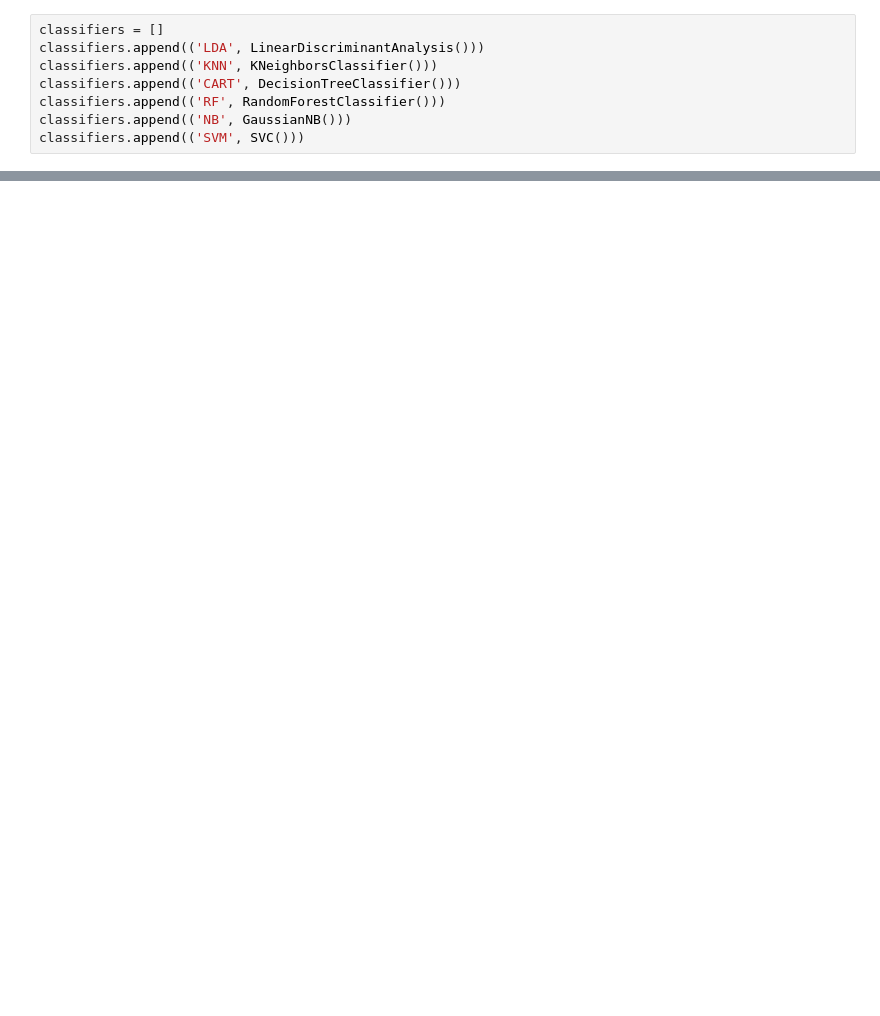
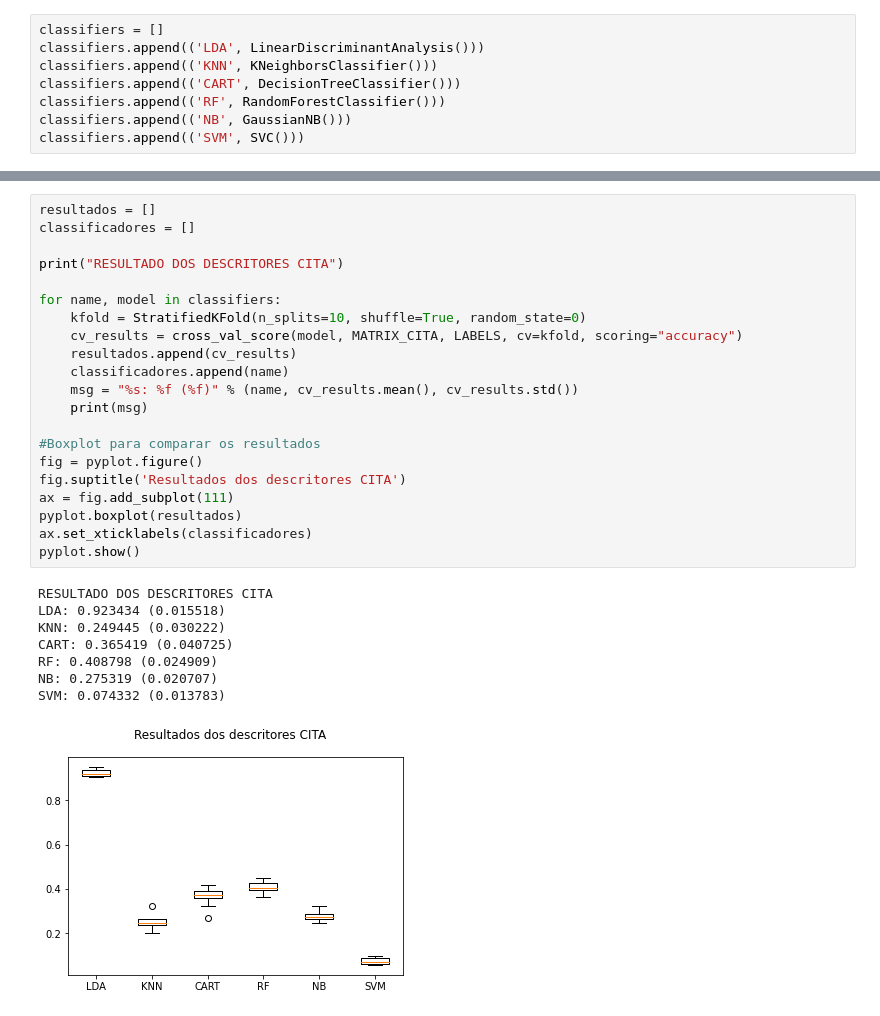
Before and after one commit to maricamolesi/Iniciacao-Cientifica, a Jupyter notebook: Classificadores.ipynb, the cells around one changed output, grey strips where cells are left out. Cells and saved outputs as stored; diff of their text form; blank space fills up the shorter version.

```diff
--- a/Classificadores.ipynb
+++ b/Classificadores.ipynb
@@ -103,0 +180,30 @@ SVM: 0.959910 (0.006193)
+# %%
+resultados = []
+classificadores = []
+
+print("RESULTADO DOS DESCRITORES CITA")
+
+for name, model in classifiers:
+    kfold = StratifiedKFold(n_splits=10, shuffle=True, random_state=0)
+    cv_results = cross_val_score(model, MATRIX_CITA, LABELS, cv=kfold, scoring="accuracy")
+    resultados.append(cv_results)
+    classificadores.append(name)
+    msg = "%s: %f (%f)" % (name, cv_results.mean(), cv_results.std())
+    print(msg)
+
+#Boxplot para comparar os resultados
+fig = pyplot.figure()
+fig.suptitle('Resultados dos descritores CITA')
+ax = fig.add_subplot(111)
+pyplot.boxplot(resultados)
+ax.set_xticklabels(classificadores)
+pyplot.show()
+# %% [output]
+RESULTADO DOS DESCRITORES CITA
+LDA: 0.923434 (0.015518)
+KNN: 0.249445 (0.030222)
+CART: 0.365419 (0.040725)
+RF: 0.408798 (0.024909)
+NB: 0.275319 (0.020707)
+SVM: 0.074332 (0.013783)
+[figure, added]
```
Also changed, not shown: parts of 16 cells of this notebook.
